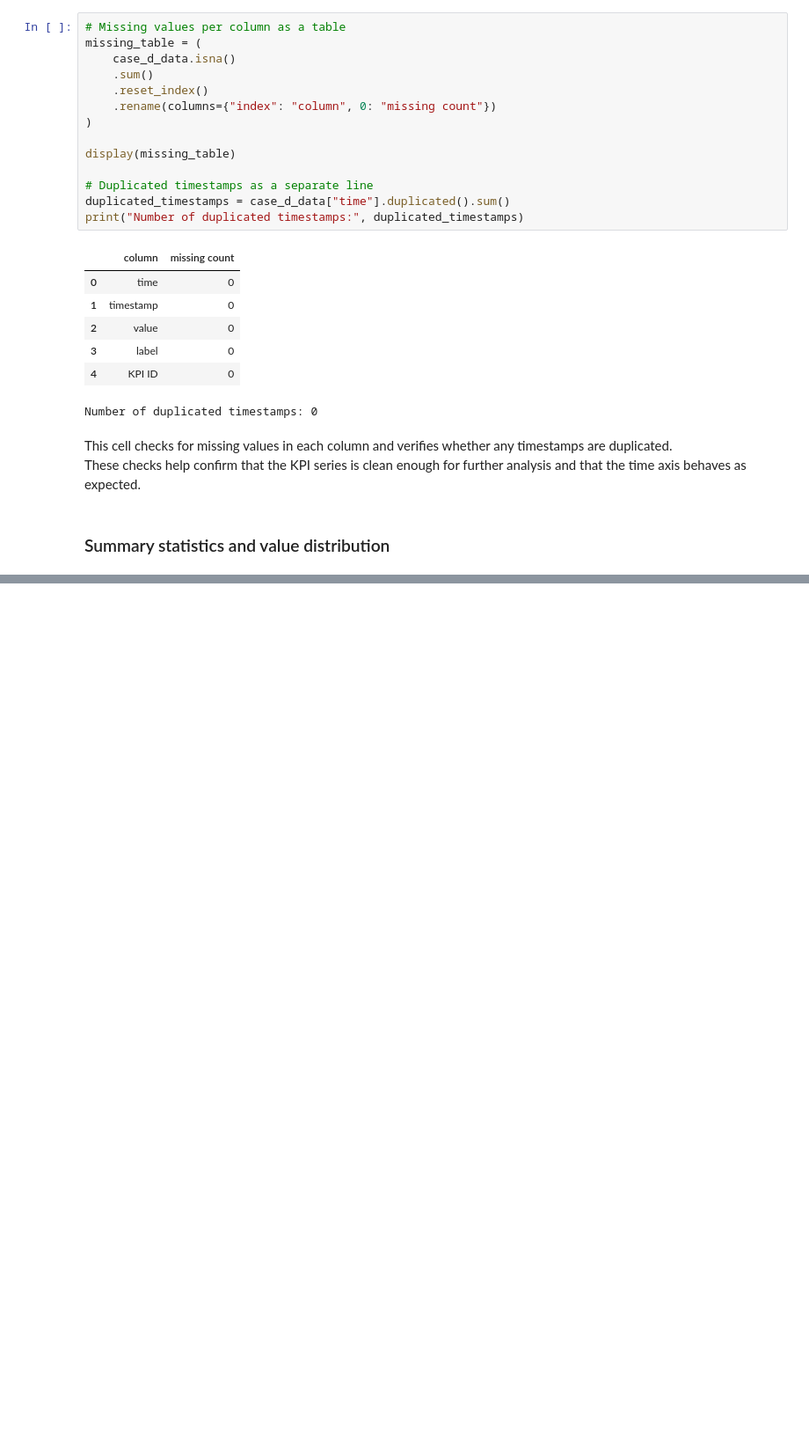
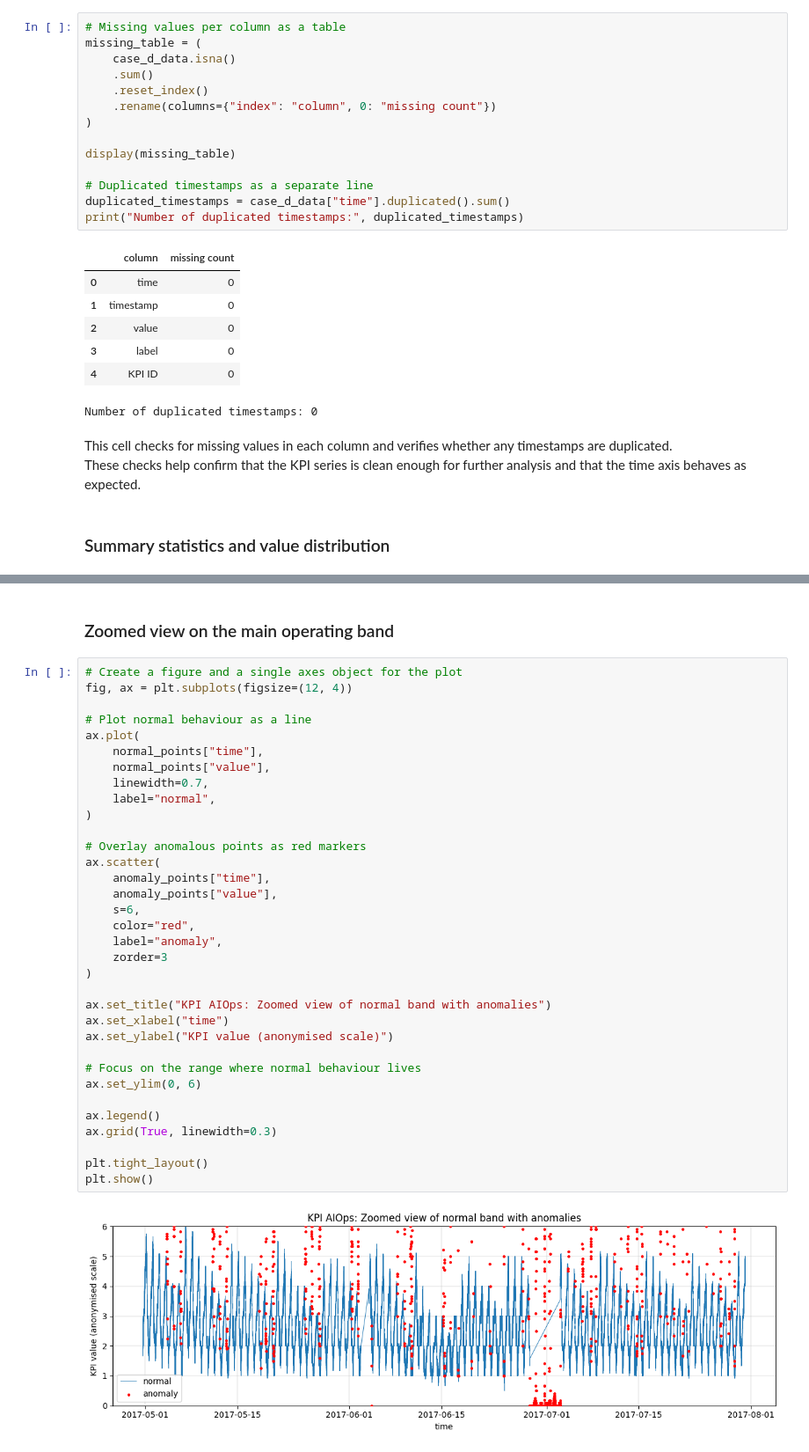
Before and after one commit to Nandipha996/Anomaly-Detection-Research, a Jupyter notebook: notebooks/01_data_overview_kpi_aiops.ipynb, the cells around one changed output, grey strips where cells are left out. Shown: that part at 88% size. Drawn from its saved outputs; the diff is of its cells as text; blank space fills up the shorter version.

```diff
--- a/notebooks/01_data_overview_kpi_aiops.ipynb
+++ b/notebooks/01_data_overview_kpi_aiops.ipynb
@@ -118,0 +231,38 @@ value_summary
+# %% [markdown]
+### Zoomed view on the main operating band
+# %%
+# Create a figure and a single axes object for the plot
+fig, ax = plt.subplots(figsize=(12, 4))
+
+# Plot normal behaviour as a line
+ax.plot(
+    normal_points["time"],
+    normal_points["value"],
+    linewidth=0.7,
+    label="normal",
+)
+
+# Overlay anomalous points as red markers
+ax.scatter(
+    anomaly_points["time"],
+    anomaly_points["value"],
+    s=6,
+    color="red",
+    label="anomaly",
+    zorder=3
+)
+
+ax.set_title("KPI AIOps: Zoomed view of normal band with anomalies")
+ax.set_xlabel("time")
+ax.set_ylabel("KPI value (anonymised scale)")
+
+# Focus on the range where normal behaviour lives
+ax.set_ylim(0, 6)
+
+ax.legend()
+ax.grid(True, linewidth=0.3)
+
+plt.tight_layout()
+plt.show()
+# %% [output]
+[figure, added]
```
Also changed, not shown: parts of 24 cells of this notebook, 1 other file.
